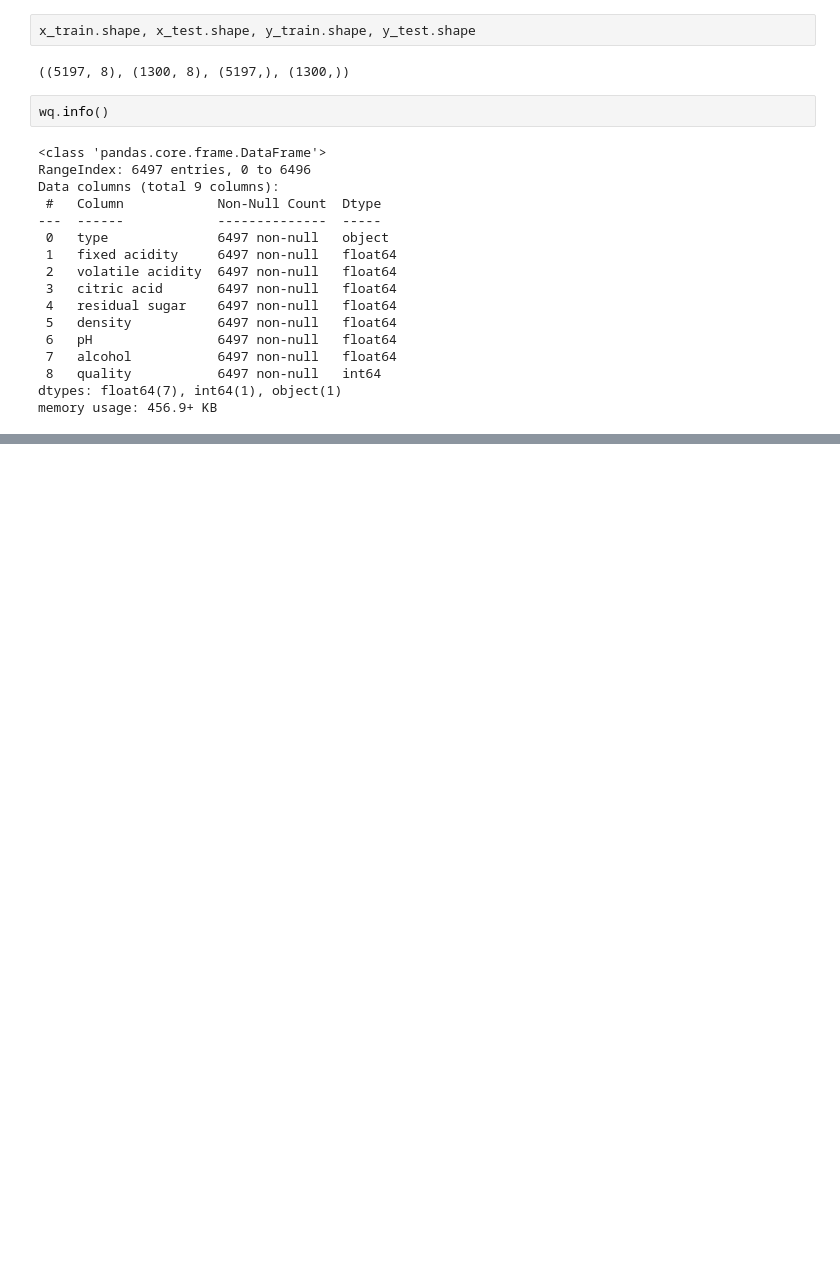
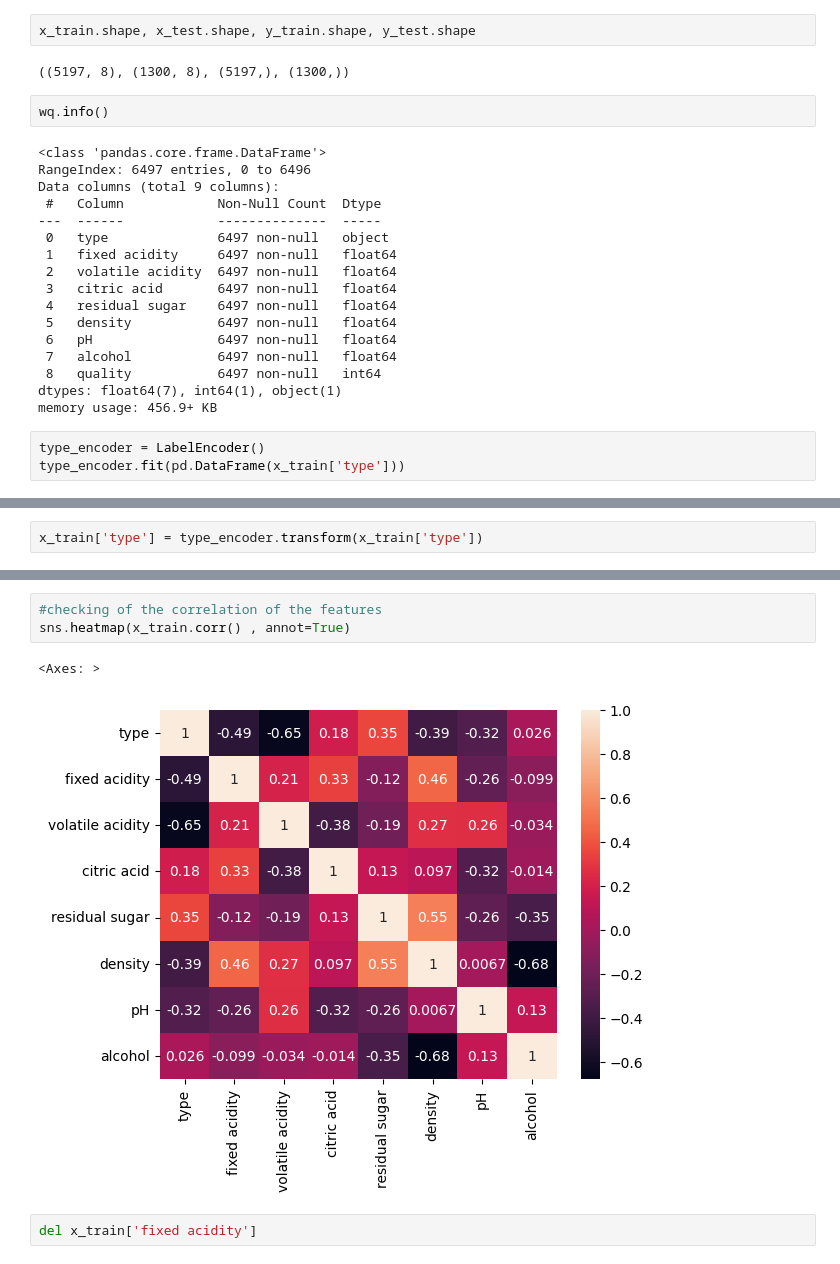
Before and after one commit to YuweAEC/wine_quality_prediction, a Jupyter notebook: data_preprocessing.ipynb, the cells around one changed output, grey strips where cells are left out. Cells and saved outputs as stored; diff of their text form; blank space fills up the shorter version.

Commit message:
A new named process.md for updating the changes and updates. and added a few lines of data training in data_preprocessing.ipynb

```diff
--- a/data_preprocessing.ipynb
+++ b/data_preprocessing.ipynb
@@ -164,3 +165,6 @@ Data columns (total 9 columns):
  8   quality           6497 non-null   int64
 dtypes: float64(7), int64(1), object(1)
 memory usage: 456.9+ KB
+# %%
+type_encoder = LabelEncoder()
+type_encoder.fit(pd.DataFrame(x_train['type']))
@@ -166,0 +173,2 @@ memory usage: 456.9+ KB
+# %%
+x_train['type'] = type_encoder.transform(x_train['type'])
@@ -166,0 +193,8 @@ memory usage: 456.9+ KB
+# %%
+#checking of the correlation of the features
+sns.heatmap(x_train.corr() , annot=True)
+# %% [output]
+<Axes: >
+[figure, added]
+# %%
+del x_train['fixed acidity']
```
Also changed, not shown: parts of 12 cells of this notebook, 1 other file.
